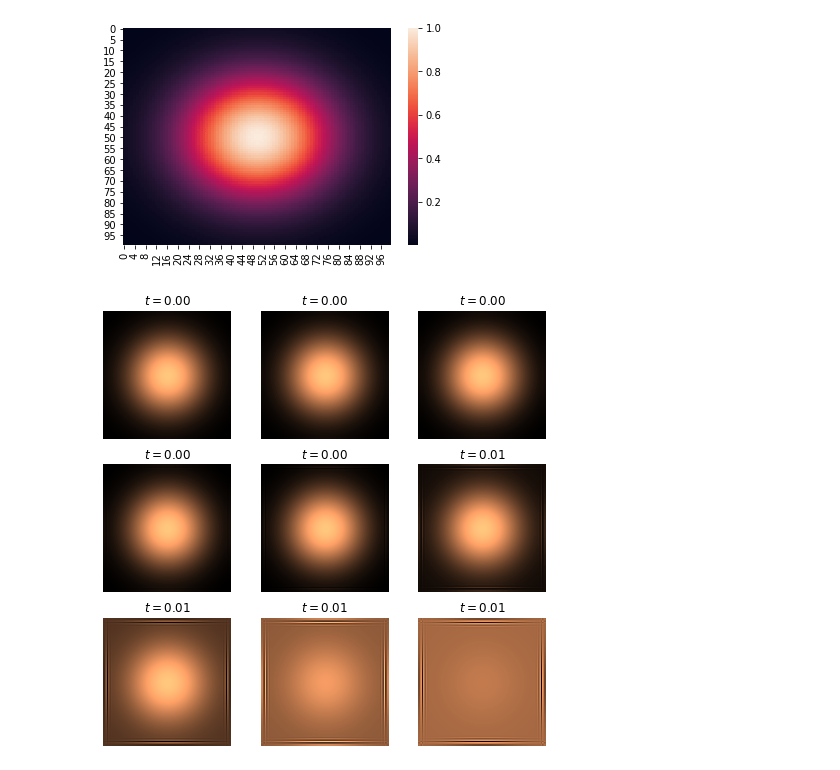
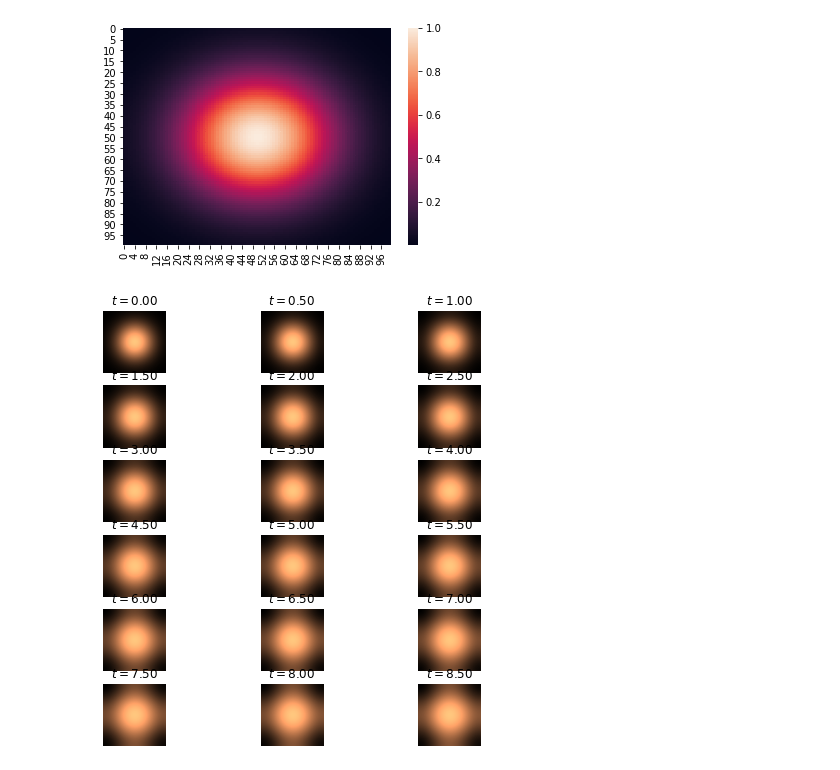
Before and after one commit to aerostry/simulator, a Jupyter notebook: FiniteDifference.ipynb, the cells around one changed output. Drawn from its saved outputs; the diff is of its cells as text; code cells hidden in the pictures.

```diff
--- a/FiniteDifference.ipynb
+++ b/FiniteDifference.ipynb
@@ -11,7 +11,7 @@ tau = .1
 k = -.005
 # %%
 size = 100  # size of the 2D grid
-dx = 2. / size  # space step
+dx = 20 #. / size  # space step
 # %%
 T = 9.0  # total time
 dt = .001  # time step
@@ -23,7 +23,7 @@ scale = 100/0.03978873577297385
 # %%
 
 c = np.array([[scale * np.exp(-.5 * (np.array([i,j]) - mu).T @ (np.linalg.inv(sigma) @ (np.array([i,j]) - mu ))) / (np.sqrt((2 * np.pi)**2 * np.linalg.det(sigma))) for j in range(size)] for i in range(size)])
-d = .0005
+d = 16
 print(np.max(c))
 import seaborn as sns
 sns.heatmap(c)
@@ -49,8 +49,8 @@ def show_patterns(U, ax=None):
               extent=[-1, 1, -1, 1])
     ax.set_axis_off()
 # %%
-fig, axes = plt.subplots(3, 3, figsize=(8, 8))
-step_plot = 1 #n // 100
+fig, axes = plt.subplots(6, 3, figsize=(8, 8))
+step_plot = n // (2*int(T))
 # We simulate the PDE with the finite difference
 # method.
 for i in range(n):
@@ -60,34 +60,34 @@ for i in range(n):
     c[1:-1,1:-1] = c[1:-1,1:-1] + d * deltaC
 
     #deltaU = laplacian(U)
     #deltaV = laplacian(V)
     # We take the values of u and v inside the grid.
     #Uc = U[1:-1, 1:-1]
     #Vc = V[1:-1, 1:-1]
     # We update the variables.
 
     #c[1:-1, 1:-1] = -2 * c_row + deltaC *
 
 
     #U[1:-1, 1:-1], V[1:-1, 1:-1] = \
      #   Uc + dt * (a * deltaU + Uc - Uc**3 - Vc + k),\
       #  Vc + dt * (b * deltaV + Uc - Vc) / tau
     # Neumann conditions: derivatives at the edges
     # are null.
     c[0] = c[1]
     c[-1] = c[-2]
     for Z in (c[1:-1, :]):
         Z[0] = Z[1]
         Z[-1] = Z[-2]
 
 
     # We plot the state of the system at
     # 9 different times.
-    if i % step_plot == 0 and i < 9 * step_plot:
+    if i % step_plot == 0:# and i < 9 * step_plot:
         ax = axes.flat[i // step_plot]
         show_patterns(c, ax=ax)
         ax.set_title(f'$t={i * dt:.2f}$')
 # %% [output]
-[figure, old version]
+[figure, new version]
 # %%
 fig, ax = plt.subplots(1, 1, figsize=(8, 8))
```
Also changed, not shown: parts of 1 cell of this notebook.
